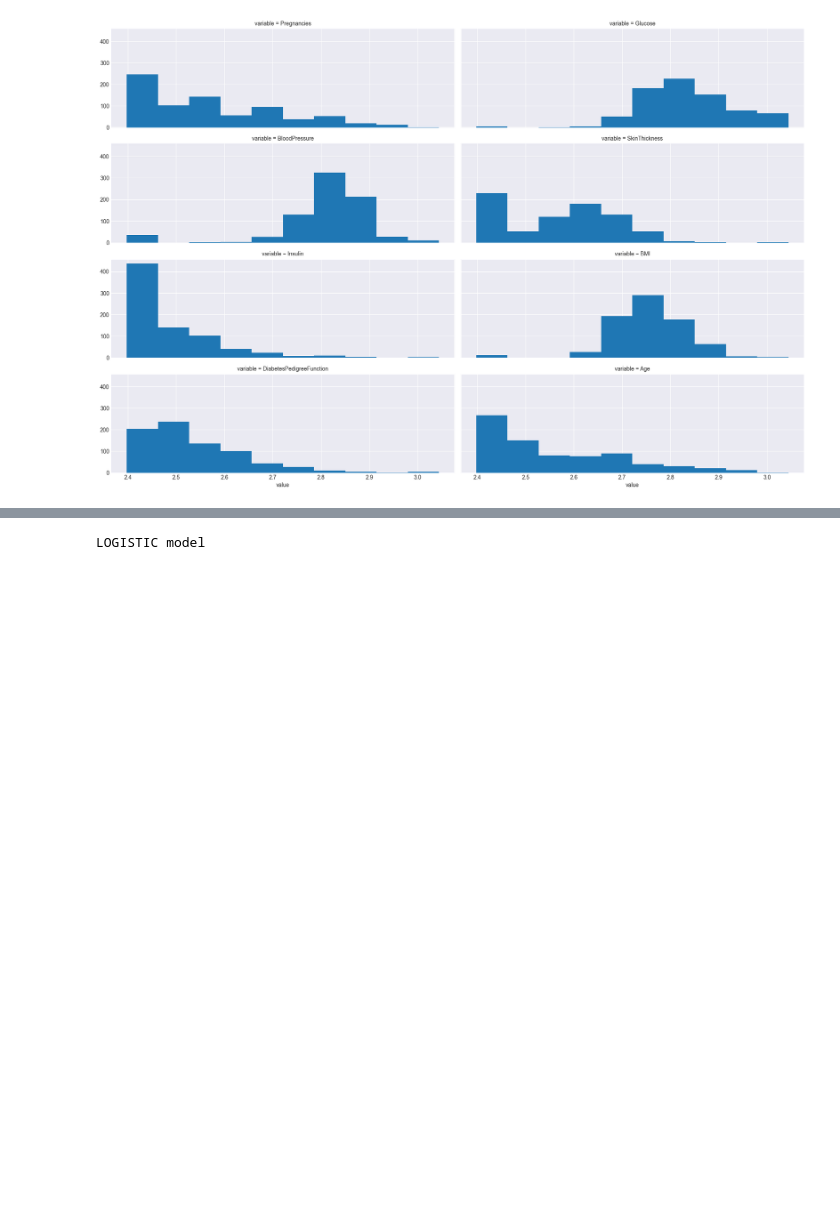
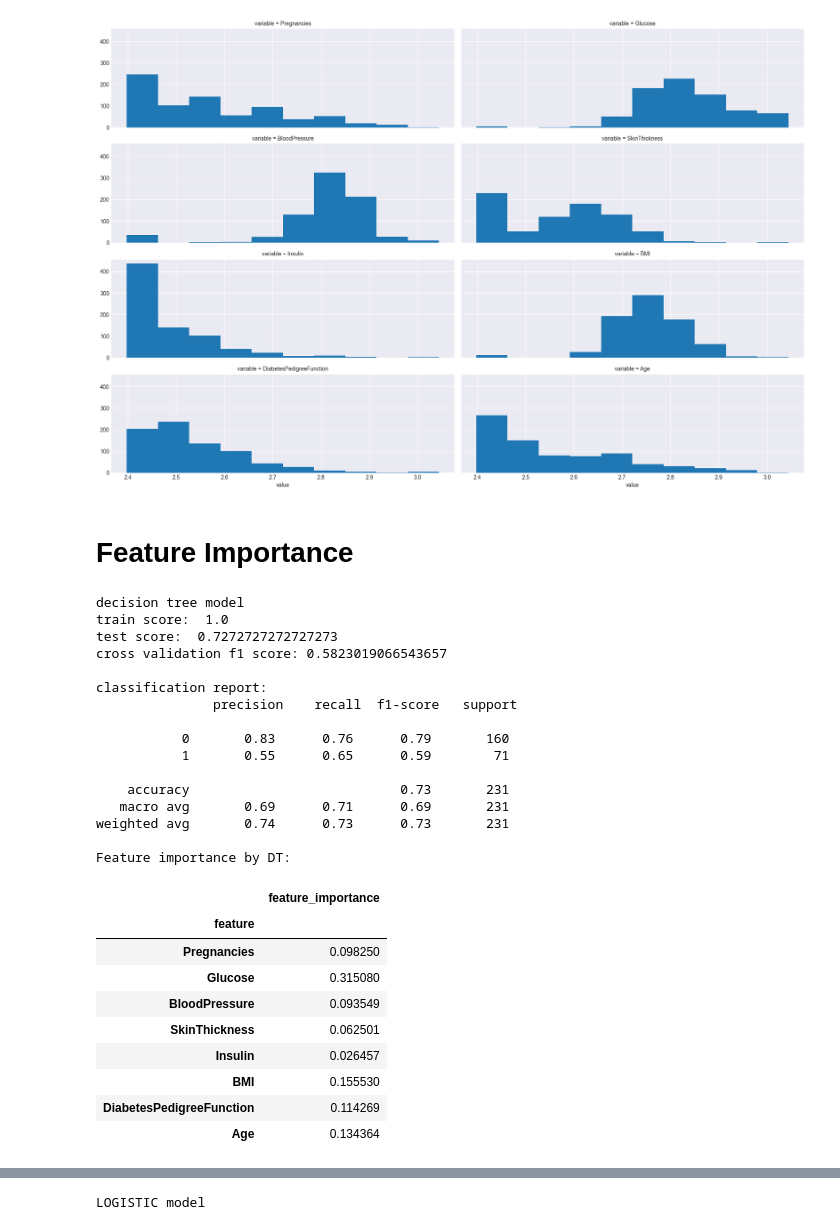
Before and after one commit to afzalmp40/ML-Basic, a Jupyter notebook: Supervised/Classification/pima diabetes/pima old.ipynb, the cells around one changed output, grey strips where cells are left out. Saved outputs shown, nothing was run; the diff lists cells and outputs as text; code cells hidden in the pictures; blank space fills up the shorter version.

```diff
--- a/Supervised/Classification/pima diabetes/pima old.ipynb
+++ b/Supervised/Classification/pima diabetes/pima old.ipynb
@@ -279,3 +279,65 @@ SPMP()
 # %% [output]
 [figure]
 [figure]
+# %% [markdown]
+# Feature Importance
+# %%
+# making pipeline for each model
+pipeline = Pipeline(steps=[( "preprocessor", MinMaxScaler() ),
+                           ( "classifier", DecisionTreeClassifier() )
+                          ]
+                   )
+
+# print name of pipeline
+print('decision tree model')
+
+# calculating scores and storing
+score_cv=np.mean( cross_val_score(pipeline, X, y, cv=5, scoring='f1', n_jobs=-1) )
+f1[name]=score_cv
+
+# fitting data
+pipeline.fit(xtrain,ytrain)
+
+# printing scores
+print('train score: ', pipeline.score(xtrain,ytrain) )
+print('test score: ', pipeline.score(xtest,ytest) )
+print('cross validation f1 score:', score_cv)
+print('\nclassification report:\n', classification_report(ytest,pipeline.predict(xtest)) )
+
+print('Feature importance by DT:')
+feature_importance=pd.DataFrame(
+    data={
+        'feature' : X.columns,
+        'feature_importance' : pipeline[1].feature_importances_
+    }
+).set_index('feature')
+
+
+feature_importance
+# %% [output]
+decision tree model
+train score:  1.0
+test score:  0.7272727272727273
+cross validation f1 score: 0.5823019066543657
+
+classification report:
+               precision    recall  f1-score   support
+
+           0       0.83      0.76      0.79       160
+           1       0.55      0.65      0.59        71
+
+    accuracy                           0.73       231
+   macro avg       0.69      0.71      0.69       231
+weighted avg       0.74      0.73      0.73       231
+
+Feature importance by DT:
+|  | feature_importance |
+| feature |  |
+| Pregnancies | 0.098250 |
+| Glucose | 0.315080 |
+| BloodPressure | 0.093549 |
+| SkinThickness | 0.062501 |
+| Insulin | 0.026457 |
+| BMI | 0.155530 |
+| DiabetesPedigreeFunction | 0.114269 |
+| Age | 0.134364 |
```
Also changed, not shown: parts of 3 cells of this notebook, 1 other file.
